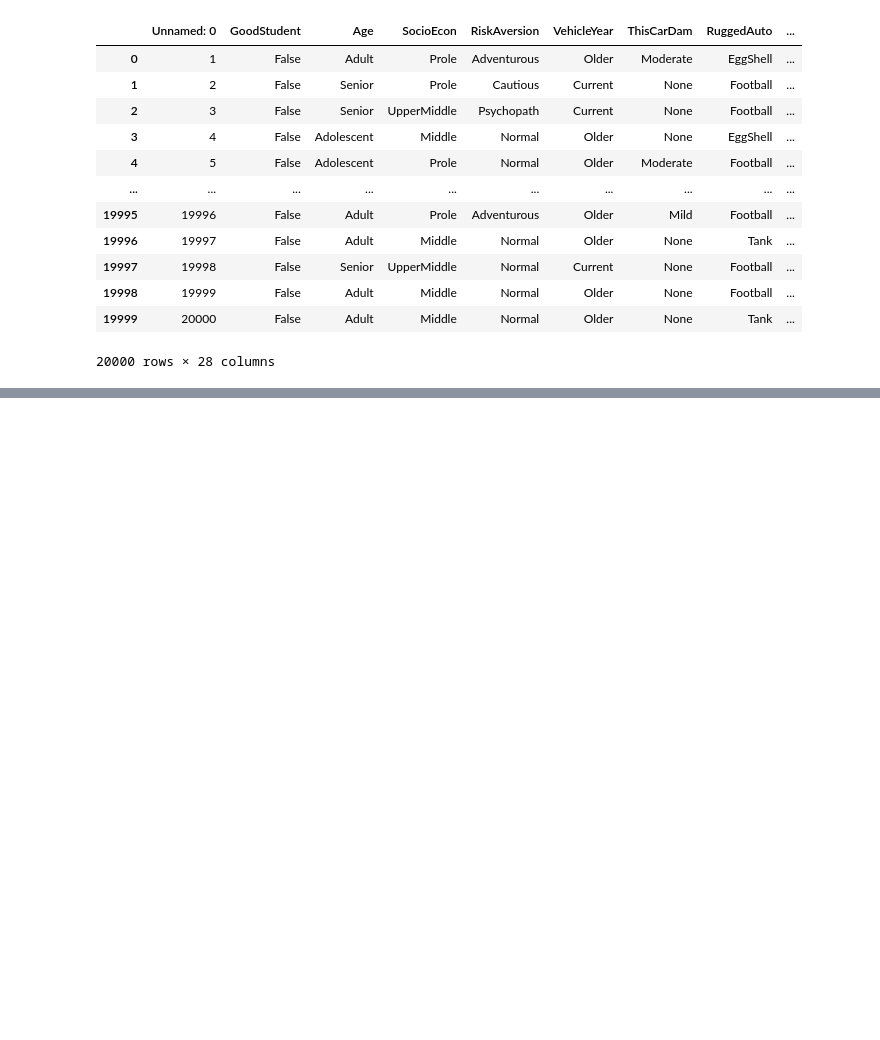
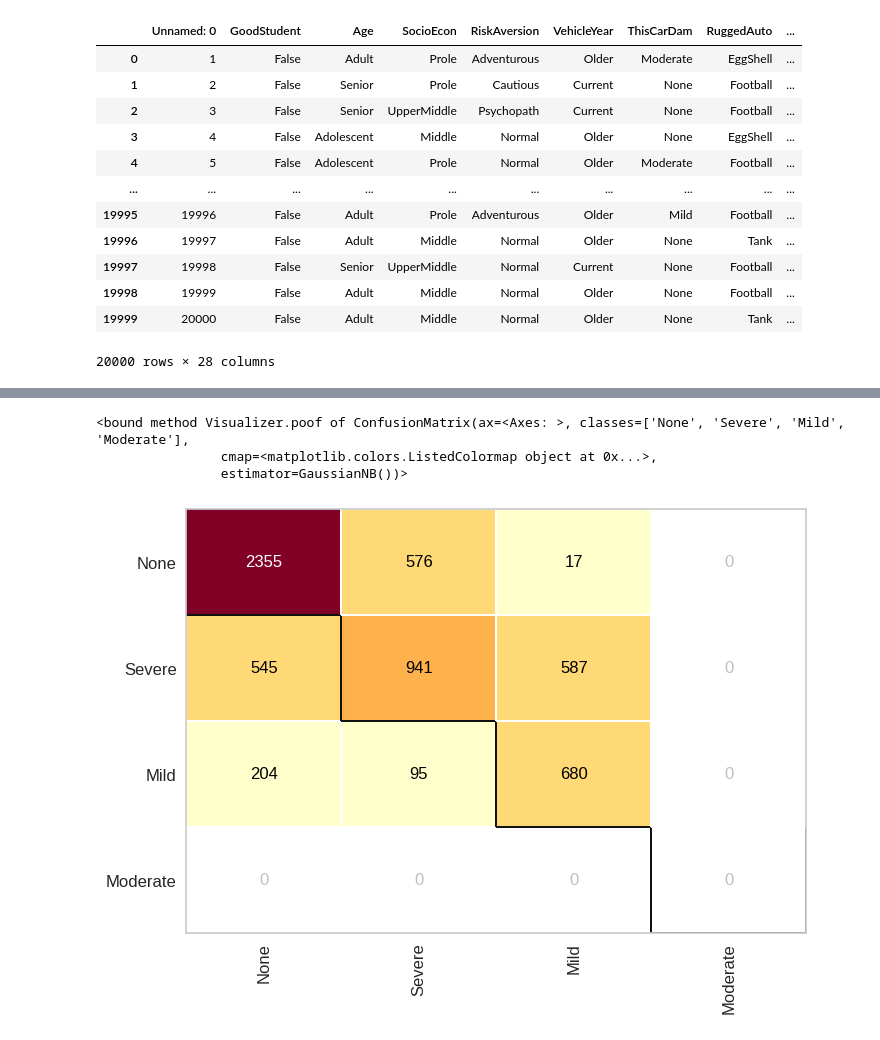
Before and after one commit to pierrout/AIML, a Jupyter notebook: Naive_Bayes.ipynb, the cells around one changed output, grey strips where cells are left out. Drawn from its saved outputs; the diff is of its cells as text; code cells hidden in the pictures; blank space fills up the shorter version.

```diff
--- a/Naive_Bayes.ipynb
+++ b/Naive_Bayes.ipynb
@@ -57 +58,7 @@ array([[False, 'Adult', 'Prole', ..., False, 'Thousand', 'Many'],
       dtype=object)
+# %%
+labelencoder = LabelEncoder()
+# %%
+for i in range(X.shape[1]):
+  if X[:,i].dtype == 'object':
+    X[:,i] = labelencoder.fit_transform(X[:,i])
@@ -57,0 +77,8 @@ array([[False, 'Adult', 'Prole', ..., False, 'Thousand', 'Many'],
+# %%
+# os dados de teste serão selecionados de forma aleatória
+# mas quando quiser os dados de um determinado teste, tem como escolher através do random_state
+# 70% das variáveis p treinamento e 30% para teste
+X_treinamento, X_teste, y_treinamento, y_teste = train_test_split(X,y,test_size=0.3, random_state=1)
+# %%
+modelo = GaussianNB()
+modelo.fit(X_treinamento, y_treinamento)
@@ -57,0 +123,11 @@ array([[False, 'Adult', 'Prole', ..., False, 'Thousand', 'Many'],
+# %%
+confusao = ConfusionMatrix(modelo, classes=['None', 'Severe', 'Mild', 'Moderate'])
+confusao.fit(X_treinamento, y_treinamento)
+confusao.score(X_teste, y_teste)
+confusao.poof
+# a linha diagonal são os acertos !
+# %% [output]
+<bound method Visualizer.poof of ConfusionMatrix(ax=<Axes: >, classes=['None', 'Severe', 'Mild', 'Moderate'],
+                cmap=<matplotlib.colors.ListedColormap object at 0x...>,
+                estimator=GaussianNB())>
+[figure, added]
```
Also changed, not shown: parts of 10 cells of this notebook.
